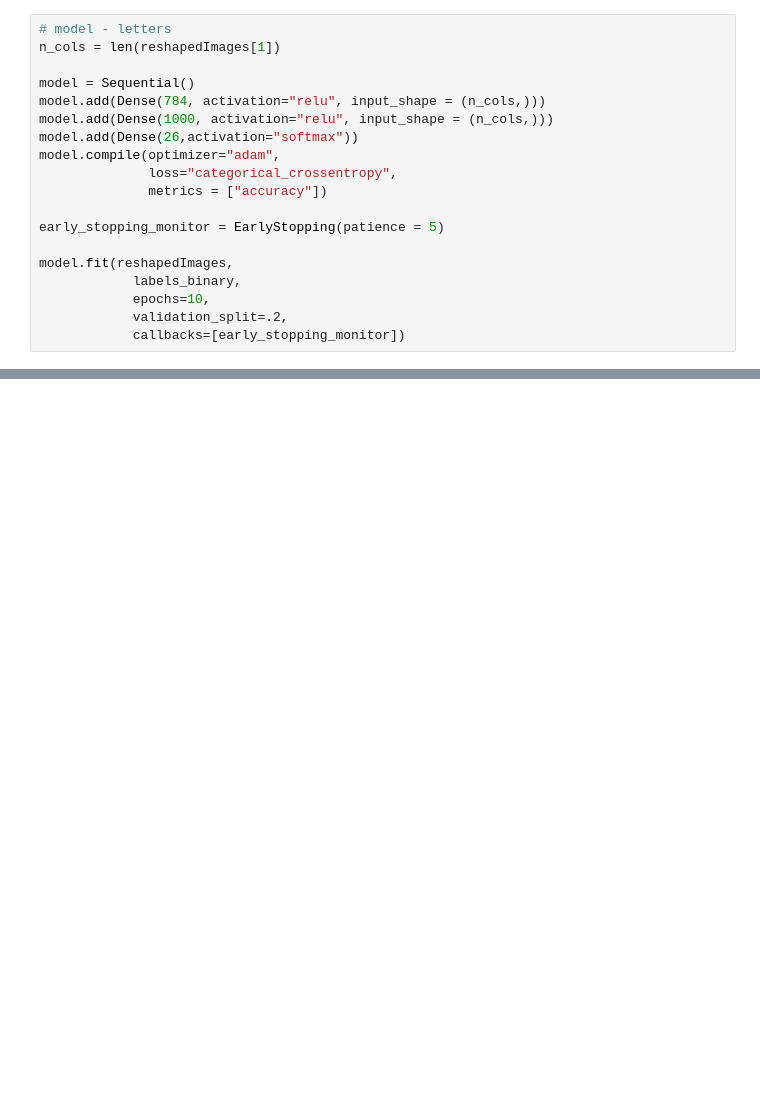
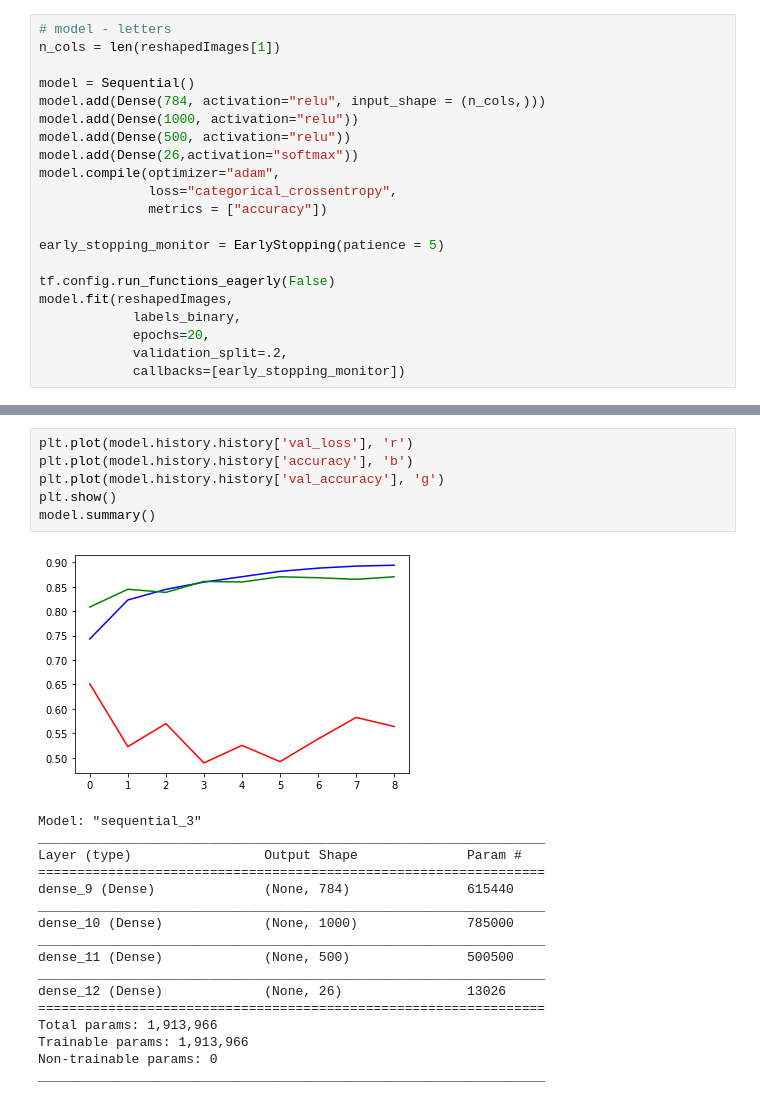
Before and after one commit to paladinic/letter-guesser, a Jupyter notebook: notebook/letter-guesser model.ipynb, the cells around one changed output, grey strips where cells are left out. Cells and saved outputs as stored; diff of their text form; blank space fills up the shorter version.

```diff
--- a/notebook/letter-guesser model.ipynb
+++ b/notebook/letter-guesser model.ipynb
@@ -49,7 +78,8 @@ n_cols = len(reshapedImages[1])
 
 model = Sequential()
 model.add(Dense(784, activation="relu", input_shape = (n_cols,)))
-model.add(Dense(1000, activation="relu", input_shape = (n_cols,)))
+model.add(Dense(1000, activation="relu"))
+model.add(Dense(500, activation="relu"))
 model.add(Dense(26,activation="softmax"))
 model.compile(optimizer="adam",
               loss="categorical_crossentropy",
@@ -57,9 +87,10 @@ model.compile(optimizer="adam",
 
 early_stopping_monitor = EarlyStopping(patience = 5)
 
+tf.config.run_functions_eagerly(False)
 model.fit(reshapedImages,
             labels_binary,
-            epochs=10,
+            epochs=20,
             validation_split=.2,
             callbacks=[early_stopping_monitor])
 # %% [output]
@@ -147,0 +116,24 @@ show_char(t_images[0])
+# %%
+plt.plot(model.history.history['val_loss'], 'r')
+plt.plot(model.history.history['accuracy'], 'b')
+plt.plot(model.history.history['val_accuracy'], 'g')
+plt.show()
+model.summary()
+# %% [output]
+[figure, added]
+Model: "sequential_3"
+_________________________________________________________________
+Layer (type)                 Output Shape              Param #
+=================================================================
+dense_9 (Dense)              (None, 784)               615440
+_________________________________________________________________
+dense_10 (Dense)             (None, 1000)              785000
+_________________________________________________________________
+dense_11 (Dense)             (None, 500)               500500
+_________________________________________________________________
+dense_12 (Dense)             (None, 26)                13026
+=================================================================
+Total params: 1,913,966
+Trainable params: 1,913,966
+Non-trainable params: 0
+_________________________________________________________________
```
Also changed, not shown: parts of 22 cells of this notebook, 3 other files.
